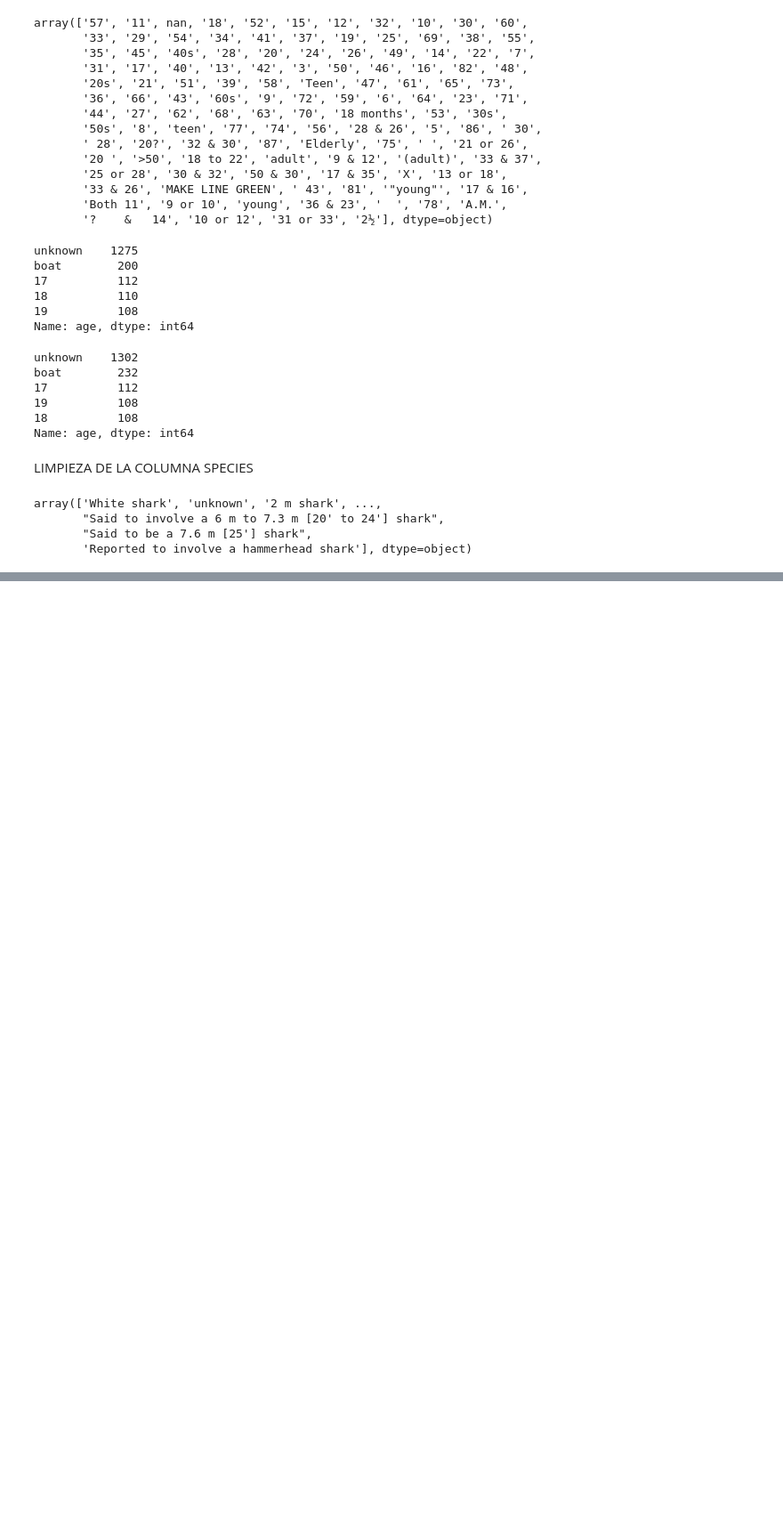
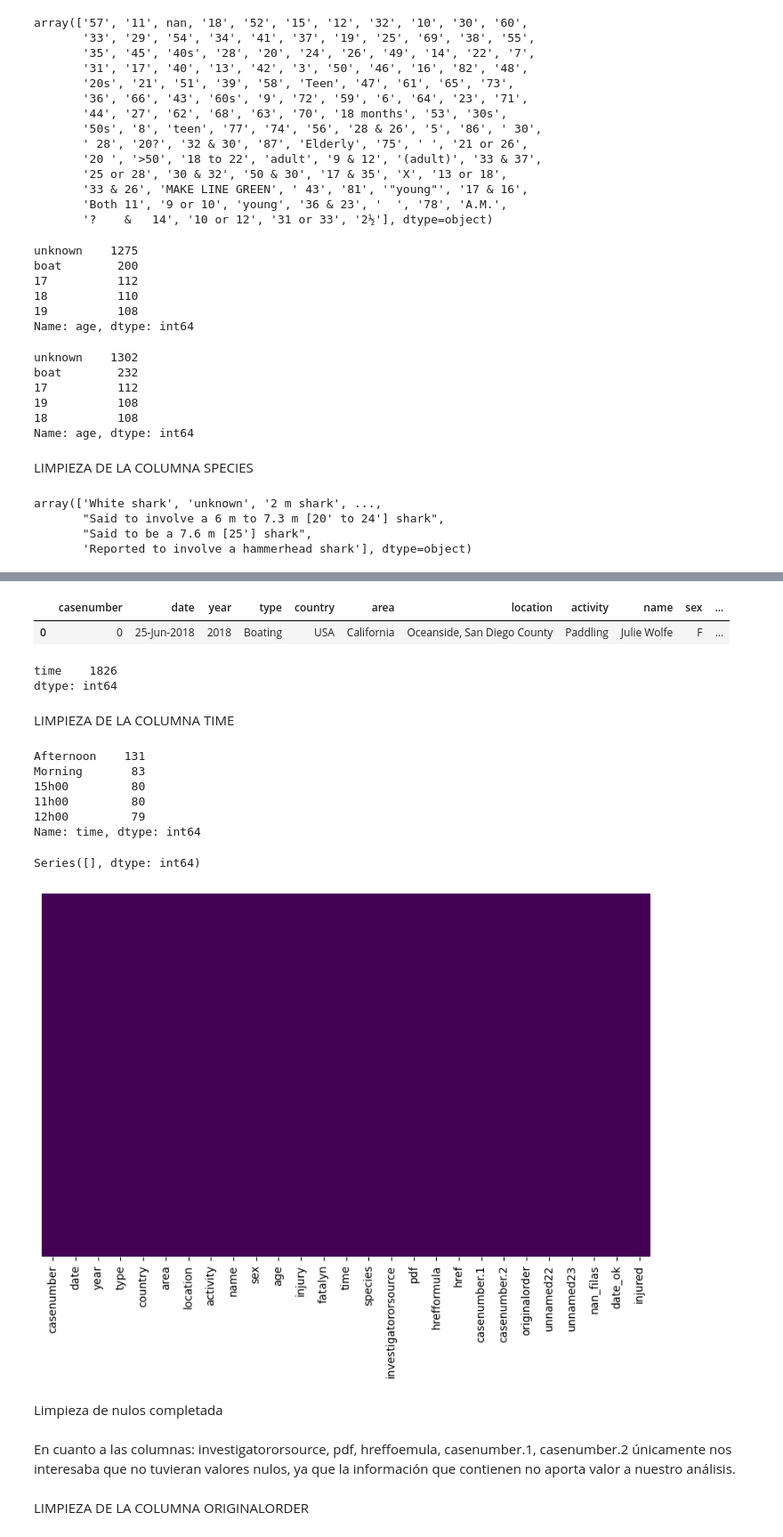
Before and after one commit to BeaZatarain/Project-Shark-Attacks, a Jupyter notebook: Project_Shark_Attacks.ipynb, the cells around one changed output, grey strips where cells are left out. Shown at 89% size. Cells and saved outputs as stored; diff of their text form; code cells hidden in the pictures; blank space fills up the shorter version.

```diff
--- a/Project_Shark_Attacks.ipynb
+++ b/Project_Shark_Attacks.ipynb
@@ -898 +888,3 @@ Sand shark                 1
 Name: species, dtype: int64
+# %%
+sharks.fillna({'species':'unknown'}, inplace=True) #aunque antes habíamos rellenado los nulos, parece que la función creada puede devolver Nan, por lo que repetimos el proceso quí también.
@@ -898,0 +902,51 @@ Name: species, dtype: int64
+# %%
+sharks.head(1)
+# %% [output]
+|  | casenumber | date | year | type | country | area | location | activity | name | sex | ... |
+| 0 | 0 | 25-Jun-2018 | 2018 | Boating | USA | California | Oceanside, San Diego County | Paddling | Julie Wolfe | F | ... |
+# %%
+nan_cols8= sharks.isna().sum()
+
+nan_cols8[nan_cols8>0].sort_values(ascending=True)
+# %% [output]
+time    1826
+dtype: int64
+# %% [markdown]
+LIMPIEZA DE LA COLUMNA TIME
+# %%
+sharks.time.value_counts().head()
+# %% [output]
+Afternoon    131
+Morning       83
+15h00         80
+11h00         80
+12h00         79
+Name: time, dtype: int64
+# %%
+#es una columna que tiene NaN y que no nos interesa para el análisis por lo que rellenaremos los valores nulos con 'unknown'
+
+sharks.fillna({'time':'unknown'}, inplace=True)
+# %%
+nan_cols9= sharks.isna().sum()
+
+nan_cols9[nan_cols9>0].sort_values(ascending=True)
+# %% [output]
+Series([], dtype: int64)
+# %%
+plt.figure(figsize=(10, 6))
+
+sns.heatmap(sharks.isna(),
+            yticklabels=False,
+            cmap='viridis',
+            cbar=False
+           )
+
+plt.show();
+# %% [output]
+[figure, added]
+# %% [markdown]
+Limpieza de nulos completada
+# %% [markdown]
+En cuanto a las columnas: investigatororsource, pdf, hreffoemula, casenumber.1, casenumber.2 únicamente nos interesaba que no tuvieran valores nulos, ya que la información que contienen no aporta valor a nuestro análisis.
+# %% [markdown]
+LIMPIEZA DE LA COLUMNA ORIGINALORDER
```
Also changed, not shown: parts of 9 cells of this notebook.
